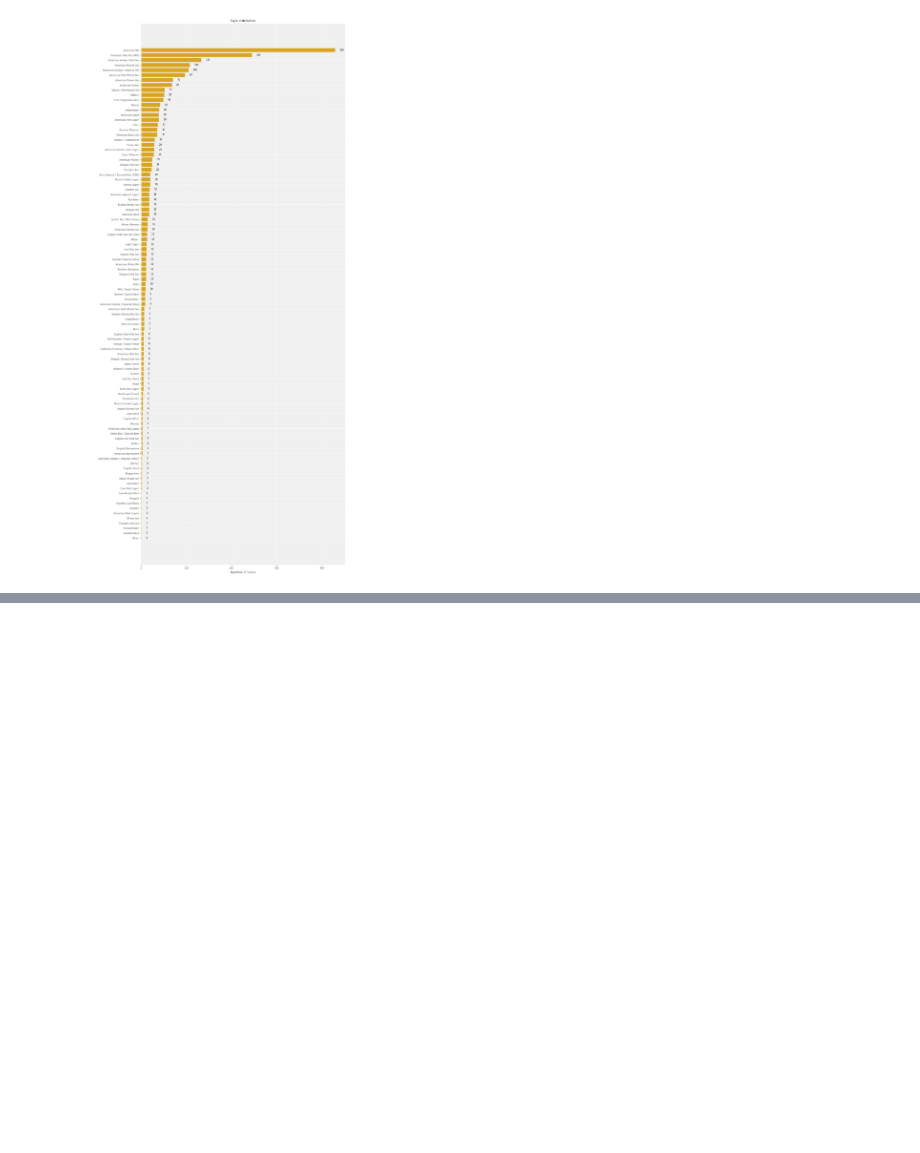
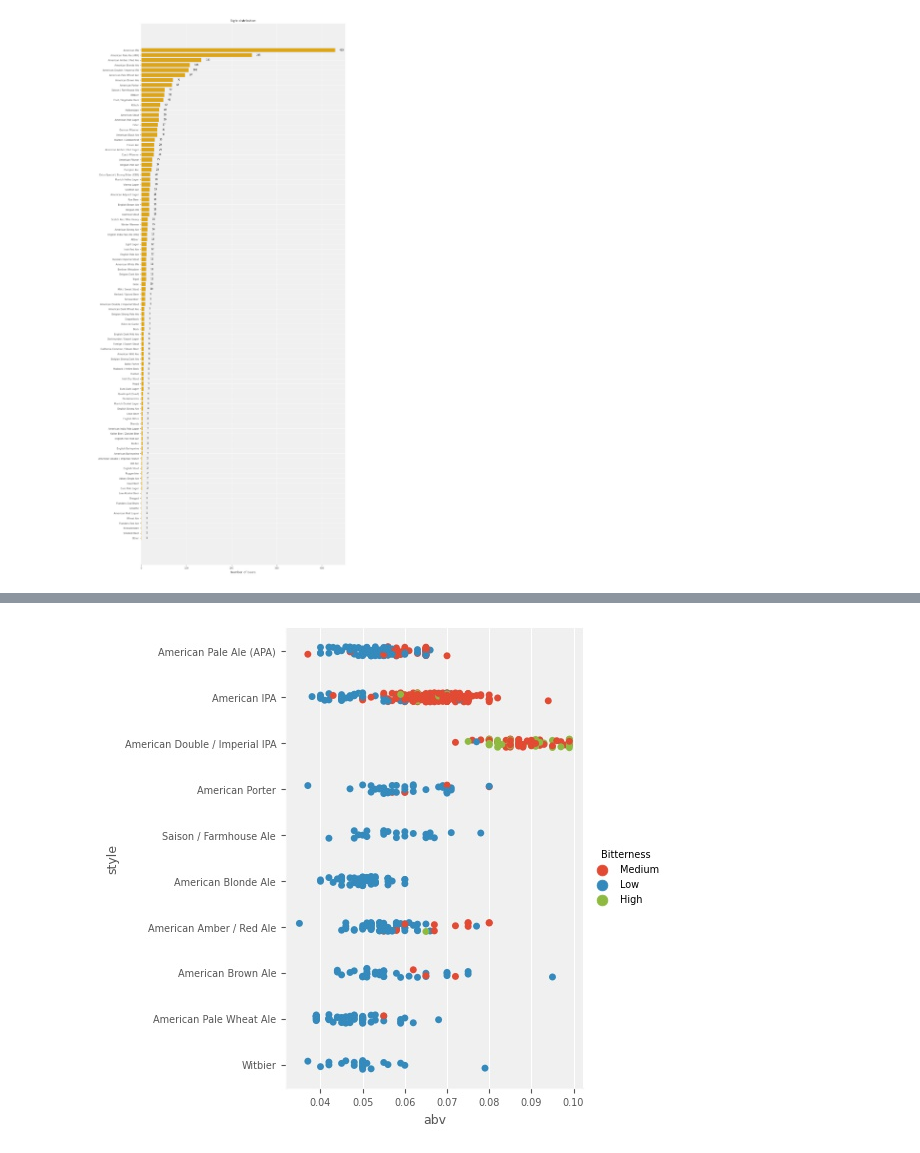
Before and after one commit to in-droid/PR21INRAKT, a Jupyter notebook: testing.ipynb, the cells around one changed output, grey strips where cells are left out. Cells and saved outputs as stored; diff of their text form; code cells hidden in the pictures; blank space fills up the shorter version.

```diff
--- a/testing.ipynb
+++ b/testing.ipynb
@@ -140,0 +158,18 @@ plt.title("Style distribution");
+# %%
+top_ten_styles = set(styles_sorted[-10:])
+
+top_beers_df = dfBeers[dfBeers['style'].isin(top_ten_styles)]
+bit = []
+for bitterness in top_beers_df['ibu']:
+    if np.isnan(bitterness):
+        bit.append(np.nan)
+    elif bitterness <= 50:
+        bit.append('Low')
+    elif bitterness <= 94:
+        bit.append('Medium')
+    else:
+        bit.append('High')
+
+top_beers_df.insert(len(top_beers_df.columns), "Bitterness", bit, True)
+#df.loc[df.Weight == "155", "Name"] = "John"
+top_beers_df
@@ -140,0 +190,4 @@ plt.title("Style distribution");
+# %%
+ax = sns.catplot(y="style", x="abv", jitter=True, data=top_beers_df, hue="Bitterness", legend=True);
+# %% [output]
+[figure, added]
```
Also changed, not shown: parts of 6 cells of this notebook.
